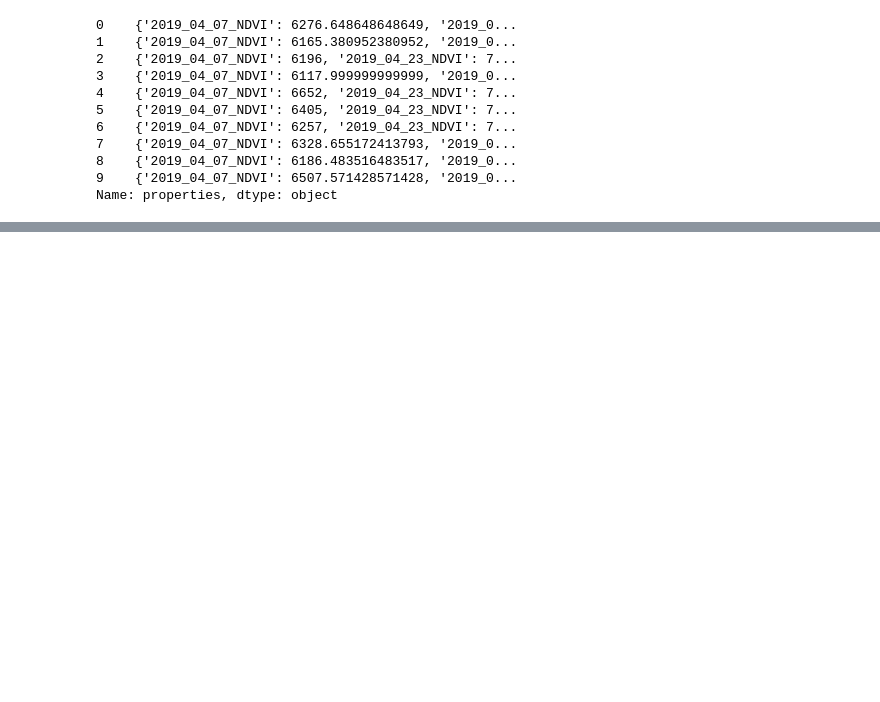
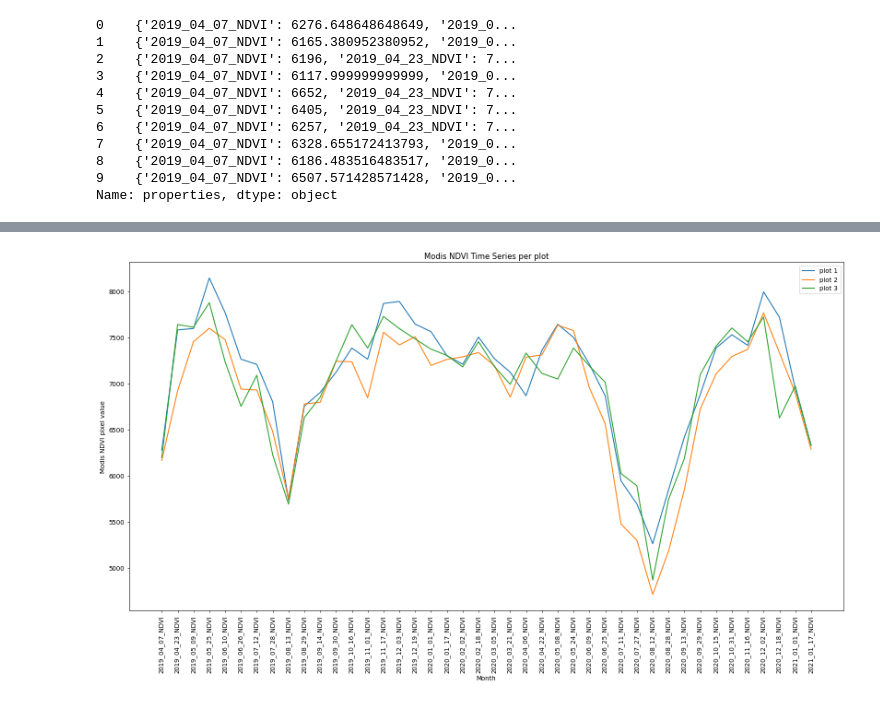
Before and after one commit to adebowaledaniel/sg-mapping, a Jupyter notebook: modis-timeseries.ipynb, the cells around one changed output, grey strips where cells are left out. Saved outputs shown, nothing was run; the diff lists cells and outputs as text; code cells hidden in the pictures; blank space fills up the shorter version.

```diff
--- a/modis-timeseries.ipynb
+++ b/modis-timeseries.ipynb
@@ -54,13 +56,13 @@ Map.addLayer(Ndhiwa_NDVI, name='Ndhiwa NDVI')
 # %%
 #get the average NDVI per plot
-plot_ndvi_modis = NDVI_bands.reduceRegions(Plot,reducer=ee.Reducer.mean(), scale =250).getInfo()
+modis_ndiv_pplot = modis_ndvi_bands.reduceRegions(Plot,reducer=ee.Reducer.mean(), scale =250).getInfo()
 
 #subset the featurecollection
-p_feature = plot_ndvi_modis['features']
+plot_feature = modis_ndiv_pplot['features']
 
 #read as dataframe
-dff = pd.DataFrame(p_feature)
-dff.head()
+df = pd.DataFrame(plot_feature)
+df.head()
 # %% [output]
 |  | type | geometry | id | properties |
 | 0 | Feature | {'type': 'Polygon', 'coordinates'... | 0 | {'2019_04_07_NDVI': 6276.64864864... |
@@ -70,8 +72,8 @@ dff.head()
 | 4 | Feature | {'type': 'Polygon', 'coordinates'... | 4 | {'2019_04_07_NDVI': 6652, '2019_0... |
 # %%
 #from the dataframe extract on the NDVI attribute and the plot names
-plotnn = pd.Series(dff['properties'])
-plotnn.head(10) #not yet suitable
+plot_properties = pd.Series(df['properties'])
+plot_properties.head(10) #not yet suitable
 # %% [output]
 0    {'2019_04_07_NDVI': 6276.648648648649, '2019_0...
 1    {'2019_04_07_NDVI': 6165.380952380952, '2019_0...
@@ -86,6 +88,6 @@ plotnn.head(10) #not yet suitable
 Name: properties, dtype: object
 # %%
 #Concatenate the multiple series and read as dataframe
-testin = pd.concat([pd.Series(d) for d in plotnn], axis = 1)
+plot_ndvi = pd.concat([pd.Series(x) for x in plot_properties], axis = 1)
 #https://stackoverflow.com/questions/48811096/creating-a-dataframe-from-multiple-dictionaries
-testin #still not good enough
+plot_ndvi #still not good enough
@@ -120,0 +113,6 @@ mod_df_Nd['NDVI'].plot()
+# %%
+#rearranging the dataframe struturce: plot labels as header
+plot_ndvi.columns = plot_ndvi.iloc[42]
+#remove the label row
+plot_ndvi = plot_ndvi.drop(plot_ndvi.index[42])
+plot_ndvi
@@ -120,0 +138,16 @@ mod_df_Nd['NDVI'].plot()
+# %%
+fig, ax =plt.subplots(figsize=(20,10), dpi=50)
+
+#plot data
+ax.plot(plot_ndvi['plot 1'])
+ax.plot(plot_ndvi['plot 2'])
+ax.plot(plot_ndvi['plot 3'])
+#Label plot
+ax.set(title="Modis NDVI Time Series per plot",
+        xlabel='Month',
+        ylabel='Modis NDVI pixel value')
+ax.legend(plot_ndvi)
+ax.tick_params(axis='x', rotation=90)
+fig.savefig('modis.png', dpi=60)
+# %% [output]
+[figure, added]
```
Also changed, not shown: parts of 8 cells of this notebook.
